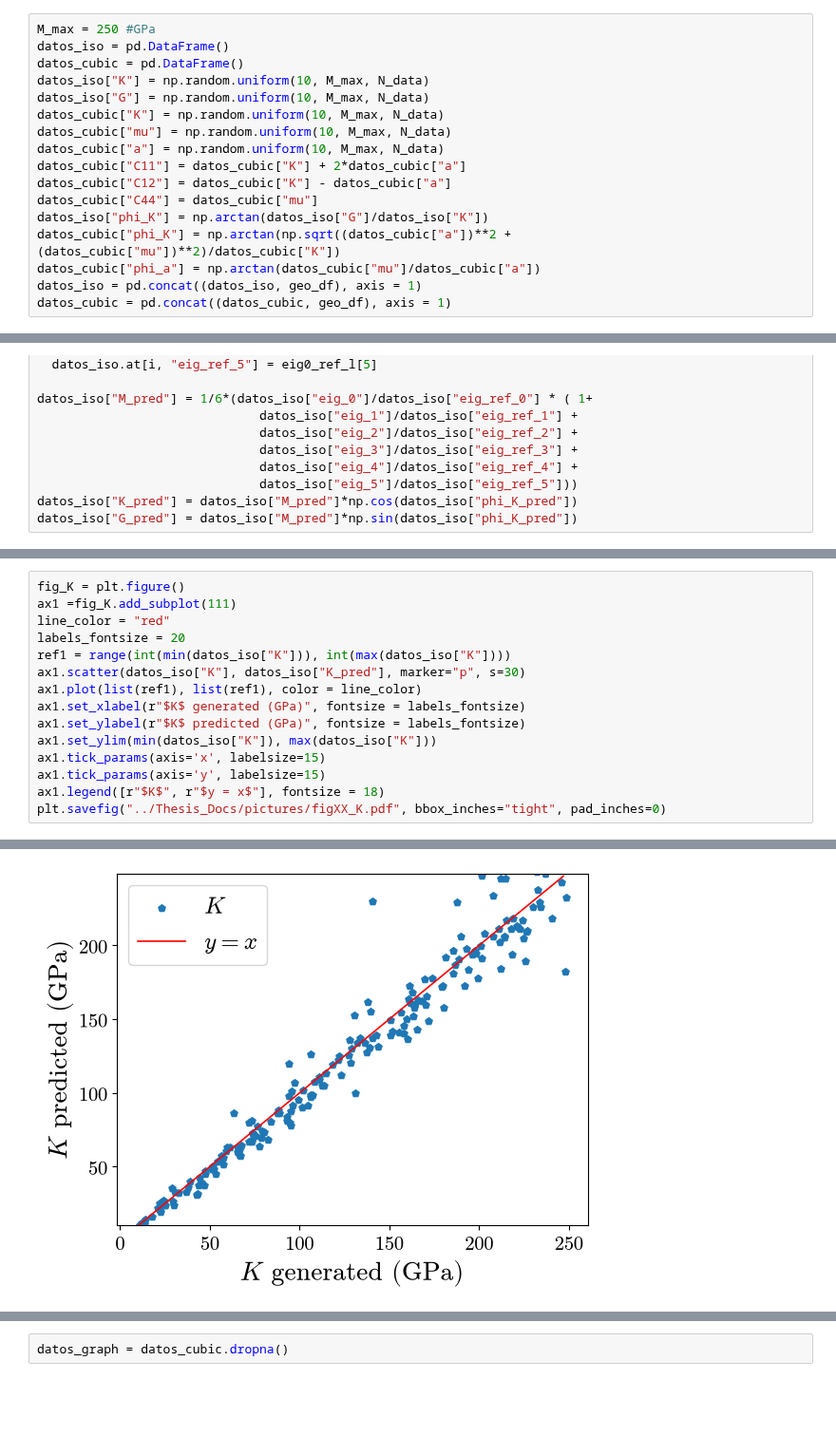
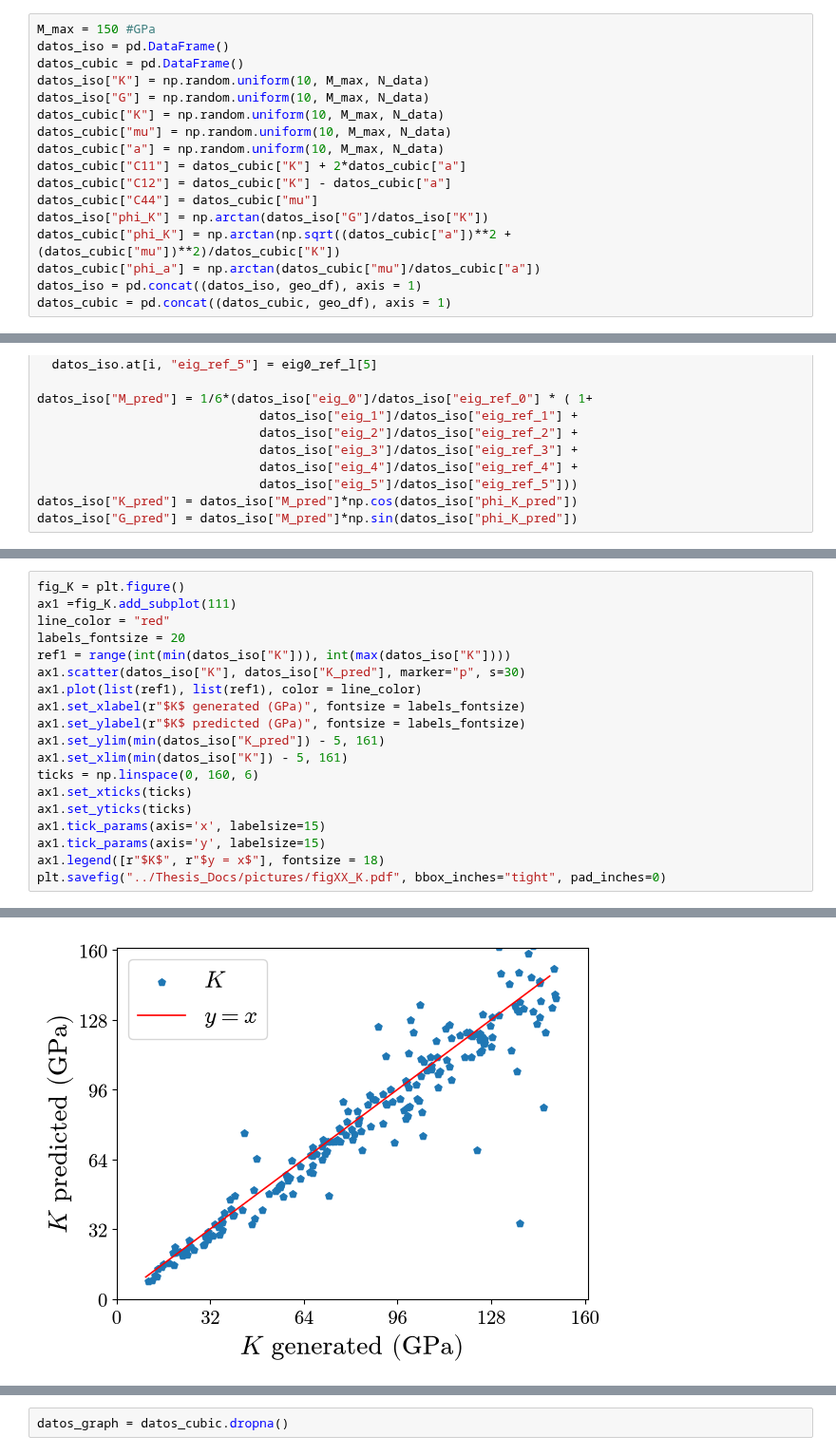
Before and after one commit to cubos-d/RUSpectroscopy_Tools, a Jupyter notebook: notebooks/fancy_plots_unified.ipynb, the cells around one changed output, grey strips where cells are left out. Shown at 95% size. Saved outputs shown, nothing was run; the diff lists cells and outputs as text; blank space fills up the shorter version.

```diff
--- a/notebooks/fancy_plots_unified.ipynb
+++ b/notebooks/fancy_plots_unified.ipynb
@@ -103,6 +103,6 @@ geo_df
 200 rows × 2 columns
 # %%
-M_max = 250 #GPa
+M_max = 150 #GPa
 datos_iso = pd.DataFrame()
 datos_cubic = pd.DataFrame()
 datos_iso["K"] = np.random.uniform(10, M_max, N_data)
@@ -236,24 +236,28 @@ datos_iso[["K", "K_pred", "G", "G_pred"]]
 # %%
 fig_K = plt.figure()
 ax1 =fig_K.add_subplot(111)
 line_color = "red"
 labels_fontsize = 20
 ref1 = range(int(min(datos_iso["K"])), int(max(datos_iso["K"])))
 ax1.scatter(datos_iso["K"], datos_iso["K_pred"], marker="p", s=30)
 ax1.plot(list(ref1), list(ref1), color = line_color)
 ax1.set_xlabel(r"$K$ generated (GPa)", fontsize = labels_fontsize)
 ax1.set_ylabel(r"$K$ predicted (GPa)", fontsize = labels_fontsize)
-ax1.set_ylim(min(datos_iso["K"]), max(datos_iso["K"]))
+ax1.set_ylim(min(datos_iso["K_pred"]) - 5, 161)
+ax1.set_xlim(min(datos_iso["K"]) - 5, 161)
+ticks = np.linspace(0, 160, 6)
+ax1.set_xticks(ticks)
+ax1.set_yticks(ticks)
 ax1.tick_params(axis='x', labelsize=15)
 ax1.tick_params(axis='y', labelsize=15)
 ax1.legend([r"$K$", r"$y = x$"], fontsize = 18)
 plt.savefig("../Thesis_Docs/pictures/figXX_K.pdf", bbox_inches="tight", pad_inches=0)
 # %% [output]
 'created' timestamp seems very low; regarding as unix timestamp
 'modified' timestamp seems very low; regarding as unix timestamp
 'created' timestamp seems very low; regarding as unix timestamp
 'modified' timestamp seems very low; regarding as unix timestamp
-[figure, old version]
+[figure, new version]
 # %%
 fig_G = plt.figure()
 ax1 =fig_G.add_subplot(111)
```
Also changed, not shown: parts of 13 cells of this notebook.
